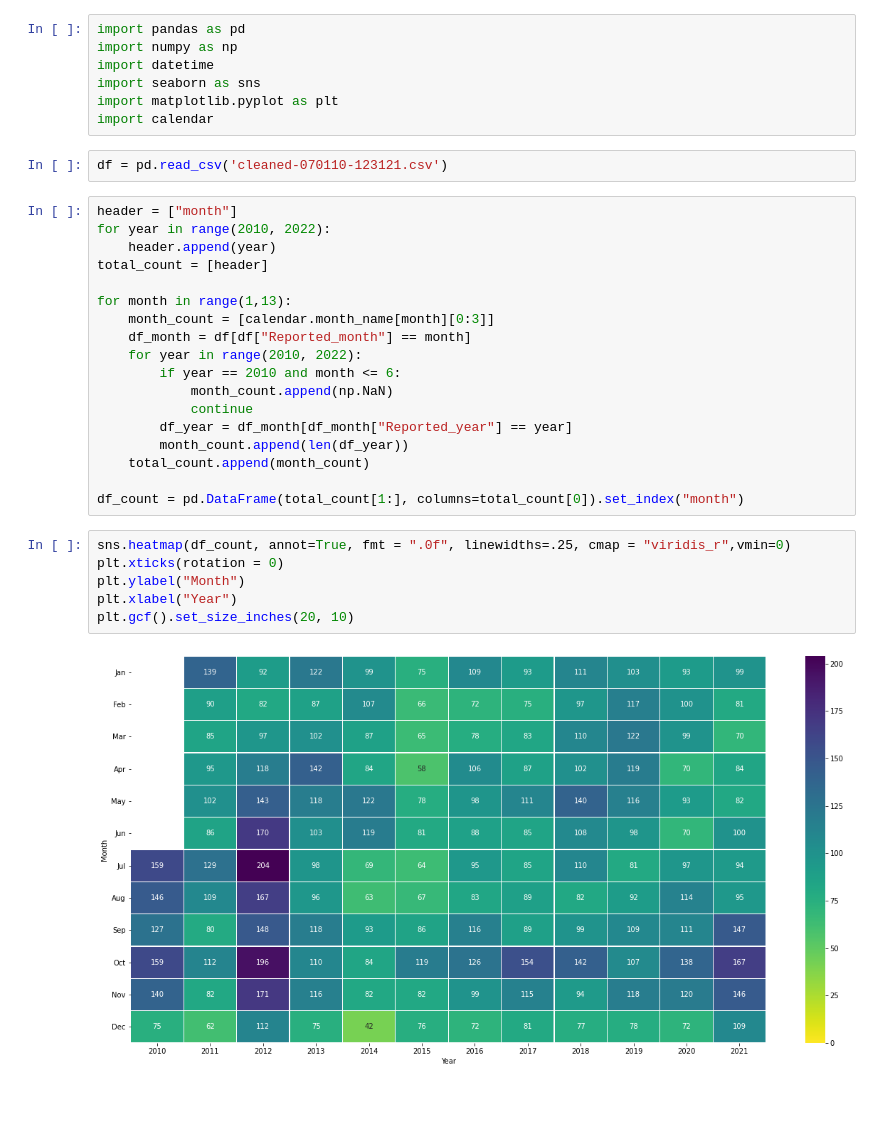
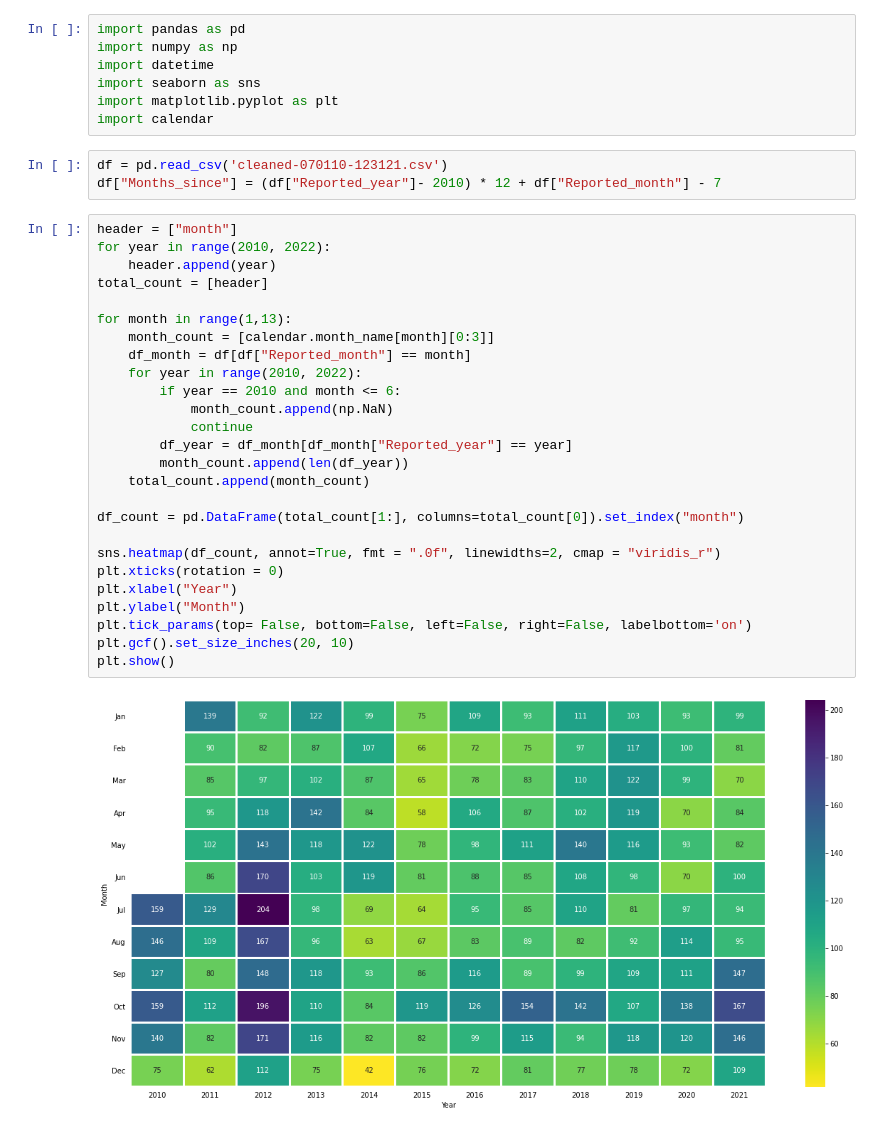
Before and after one commit to UCOpenData/NewCPD, a Jupyter notebook: heatmaps.ipynb, the cells around one changed output. Cells and saved outputs as stored; diff of their text form; blank space fills up the shorter version.

Commit message:
More Comprehensive Heatmaps

```diff
--- a/heatmaps.ipynb
+++ b/heatmaps.ipynb
@@ -7,29 +7,32 @@ import matplotlib.pyplot as plt
 import calendar
 # %%
 df = pd.read_csv('cleaned-070110-123121.csv')
+df["Months_since"] = (df["Reported_year"]- 2010) * 12 + df["Reported_month"] - 7
 # %%
 header = ["month"]
 for year in range(2010, 2022):
     header.append(year)
 total_count = [header]
 
 for month in range(1,13):
     month_count = [calendar.month_name[month][0:3]]
     df_month = df[df["Reported_month"] == month]
     for year in range(2010, 2022):
         if year == 2010 and month <= 6:
             month_count.append(np.NaN)
             continue
         df_year = df_month[df_month["Reported_year"] == year]
         month_count.append(len(df_year))
     total_count.append(month_count)
 
 df_count = pd.DataFrame(total_count[1:], columns=total_count[0]).set_index("month")
+
+sns.heatmap(df_count, annot=True, fmt = ".0f", linewidths=2, cmap = "viridis_r")
+plt.xticks(rotation = 0)
+plt.xlabel("Year")
+plt.ylabel("Month")
+plt.tick_params(top= False, bottom=False, left=False, right=False, labelbottom='on')
+plt.gcf().set_size_inches(20, 10)
+plt.show()
+# %% [output]
+[figure, added]
-# %%
-sns.heatmap(df_count, annot=True, fmt = ".0f", linewidths=.25, cmap = "viridis_r",vmin=0)
-plt.xticks(rotation = 0)
-plt.ylabel("Month")
-plt.xlabel("Year")
-plt.gcf().set_size_inches(20, 10)
-# %% [output]
-[figure, removed]
```
Also changed, not shown: parts of 1 cell of this notebook, 3 other files.
